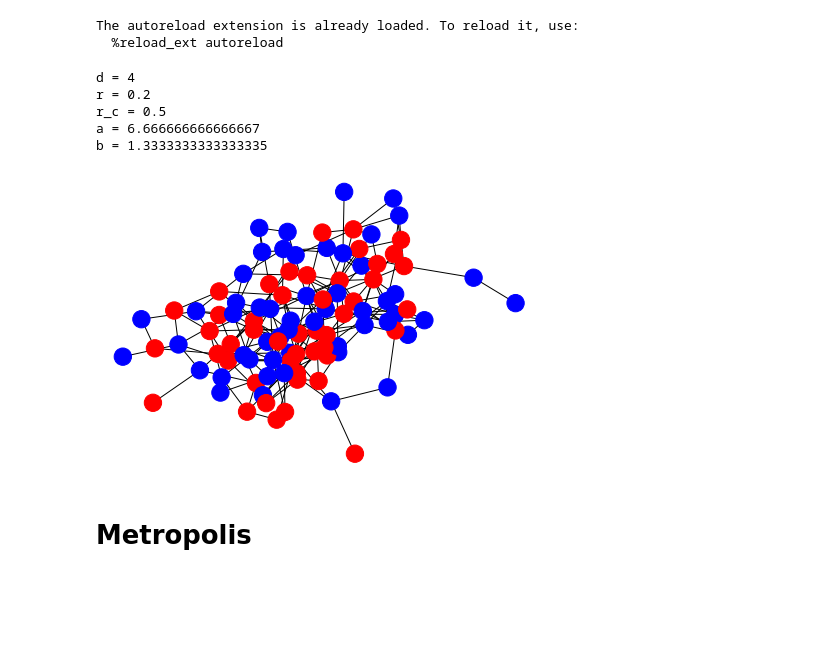
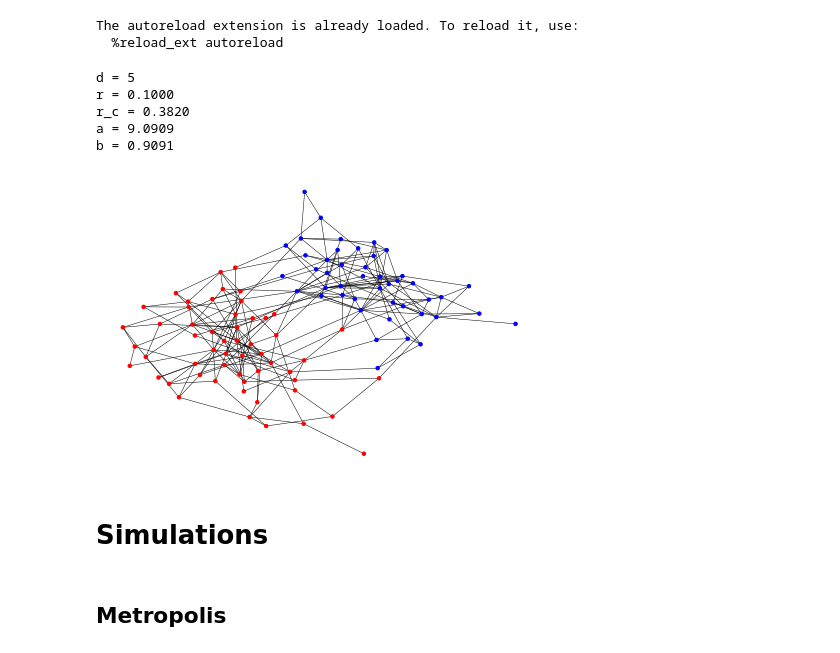
Before and after one commit to galannp/Markov, a Jupyter notebook: notebook/testing_david.ipynb, the cells around one changed output. Cells and saved outputs as stored; diff of their text form; code cells hidden in the pictures; blank space fills up the shorter version.

```diff
--- a/notebook/testing_david.ipynb
+++ b/notebook/testing_david.ipynb
@@ -19,23 +18,34 @@ x_star = generate_population(N)
 # %%
-# Parameters
-r = 0.2
-d = 4
+# Define the parameters
+N = 100     # number of nodes
+d = 5       # degree
+r = 0.1     # b /a
+
 a = (2. * d) / (1. + r)
 b = a * r
 
 print(f'd = {d}')
-print(f'r = {r}')
-print(f'r_c = {(d-1)/(d+2)}')
-print(f'a = {a}')
-print(f'b = {b}')
+print(f'r = {r:.4f}')
+print(f'r_c = {(np.sqrt(d)-1)/(np.sqrt(d)+1):.4f}')
+print(f'a = {a:.4f}')
+print(f'b = {b:.4f}')
 # %% [output]
-d = 4
-r = 0.2
-r_c = 0.5
-a = 6.666666666666667
-b = 1.3333333333333335
+d = 5
+r = 0.1000
+r_c = 0.3820
+a = 9.0909
+b = 0.9091
-# %%
-G = build_graph(x_star, a, b)
-draw_graph(G, x_star)
-# %% [output]
-[figure, removed]
+# %%
+# Initialize random seed
+#np.random.seed(0)
+
+# Generate random state
+x_star = generate_population(N)
+G = graph_gen(x_star, a, b)
+A = nx.to_numpy_array(G)
+
+draw_graph(G, x_star)
+# %% [output]
+[figure, added]
+# %% [markdown]
+# Simulations
@@ -42,3 +55,3 @@ draw_graph(G, x_star)
 # %% [markdown]
-# Metropolis
+## Metropolis
 # %%
```
Also changed, not shown: parts of 15 cells of this notebook.
